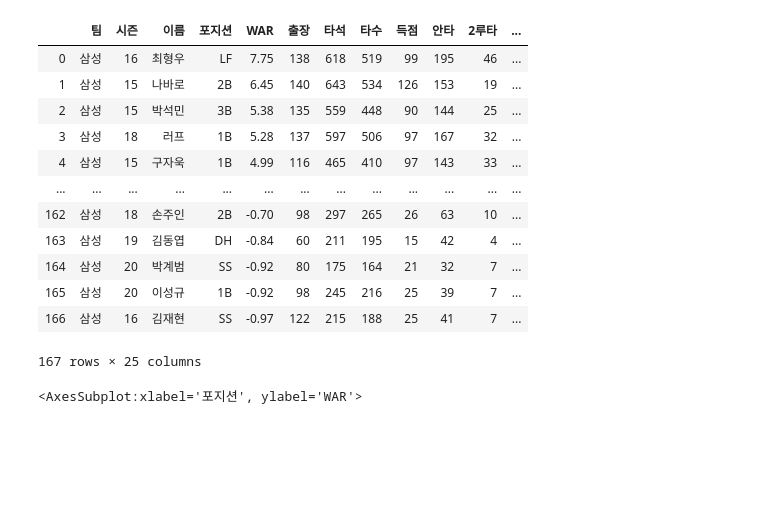
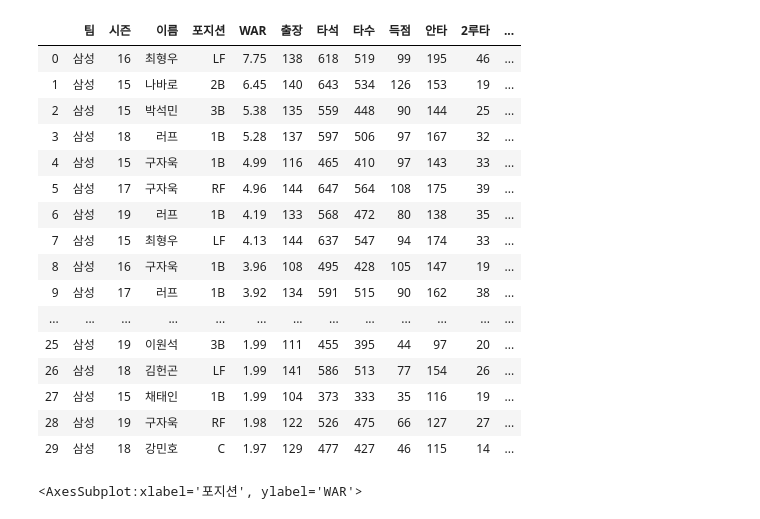
Before and after one commit to jeonprize/KBO-Analysis, a Jupyter notebook: SL preprocessing.ipynb, the cells around one changed output. Cells and saved outputs as stored; diff of their text form; code cells hidden in the pictures; blank space fills up the shorter version.

```diff
--- a/SL preprocessing.ipynb
+++ b/SL preprocessing.ipynb
@@ -88,20 +58,24 @@ SL_df
 # %%
 df = pd.read_csv("SL_batter_data.csv")
-df
+df.head(30)
 # %% [output]
 |  | 팀 | 시즌 | 이름 | 포지션 | WAR | 출장 | 타석 | 타수 | 득점 | 안타 | 2루타 | ... |
 | 0 | 삼성 | 16 | 최형우 | LF | 7.75 | 138 | 618 | 519 | 99 | 195 | 46 | ... |
 | 1 | 삼성 | 15 | 나바로 | 2B | 6.45 | 140 | 643 | 534 | 126 | 153 | 19 | ... |
 | 2 | 삼성 | 15 | 박석민 | 3B | 5.38 | 135 | 559 | 448 | 90 | 144 | 25 | ... |
 | 3 | 삼성 | 18 | 러프 | 1B | 5.28 | 137 | 597 | 506 | 97 | 167 | 32 | ... |
 | 4 | 삼성 | 15 | 구자욱 | 1B | 4.99 | 116 | 465 | 410 | 97 | 143 | 33 | ... |
+| 5 | 삼성 | 17 | 구자욱 | RF | 4.96 | 144 | 647 | 564 | 108 | 175 | 39 | ... |
+| 6 | 삼성 | 19 | 러프 | 1B | 4.19 | 133 | 568 | 472 | 80 | 138 | 35 | ... |
+| 7 | 삼성 | 15 | 최형우 | LF | 4.13 | 144 | 637 | 547 | 94 | 174 | 33 | ... |
+| 8 | 삼성 | 16 | 구자욱 | 1B | 3.96 | 108 | 495 | 428 | 105 | 147 | 19 | ... |
+| 9 | 삼성 | 17 | 러프 | 1B | 3.92 | 134 | 591 | 515 | 90 | 162 | 38 | ... |
 | ... | ... | ... | ... | ... | ... | ... | ... | ... | ... | ... | ... | ... |
-| 162 | 삼성 | 18 | 손주인 | 2B | -0.70 | 98 | 297 | 265 | 26 | 63 | 10 | ... |
-| 163 | 삼성 | 19 | 김동엽 | DH | -0.84 | 60 | 211 | 195 | 15 | 42 | 4 | ... |
-| 164 | 삼성 | 20 | 박계범 | SS | -0.92 | 80 | 175 | 164 | 21 | 32 | 7 | ... |
-| 165 | 삼성 | 20 | 이성규 | 1B | -0.92 | 98 | 245 | 216 | 25 | 39 | 7 | ... |
-| 166 | 삼성 | 16 | 김재현 | SS | -0.97 | 122 | 215 | 188 | 25 | 41 | 7 | ... |
+| 25 | 삼성 | 19 | 이원석 | 3B | 1.99 | 111 | 455 | 395 | 44 | 97 | 20 | ... |
+| 26 | 삼성 | 18 | 김헌곤 | LF | 1.99 | 141 | 586 | 513 | 77 | 154 | 26 | ... |
+| 27 | 삼성 | 15 | 채태인 | 1B | 1.99 | 104 | 373 | 333 | 35 | 116 | 19 | ... |
+| 28 | 삼성 | 19 | 구자욱 | RF | 1.98 | 122 | 526 | 475 | 66 | 127 | 27 | ... |
+| 29 | 삼성 | 18 | 강민호 | C | 1.97 | 129 | 477 | 427 | 46 | 115 | 14 | ... |
-167 rows × 25 columns
 # %%
 # import seaborn as sns
 # %%
```
Also changed, not shown: parts of 21 cells of this notebook.
